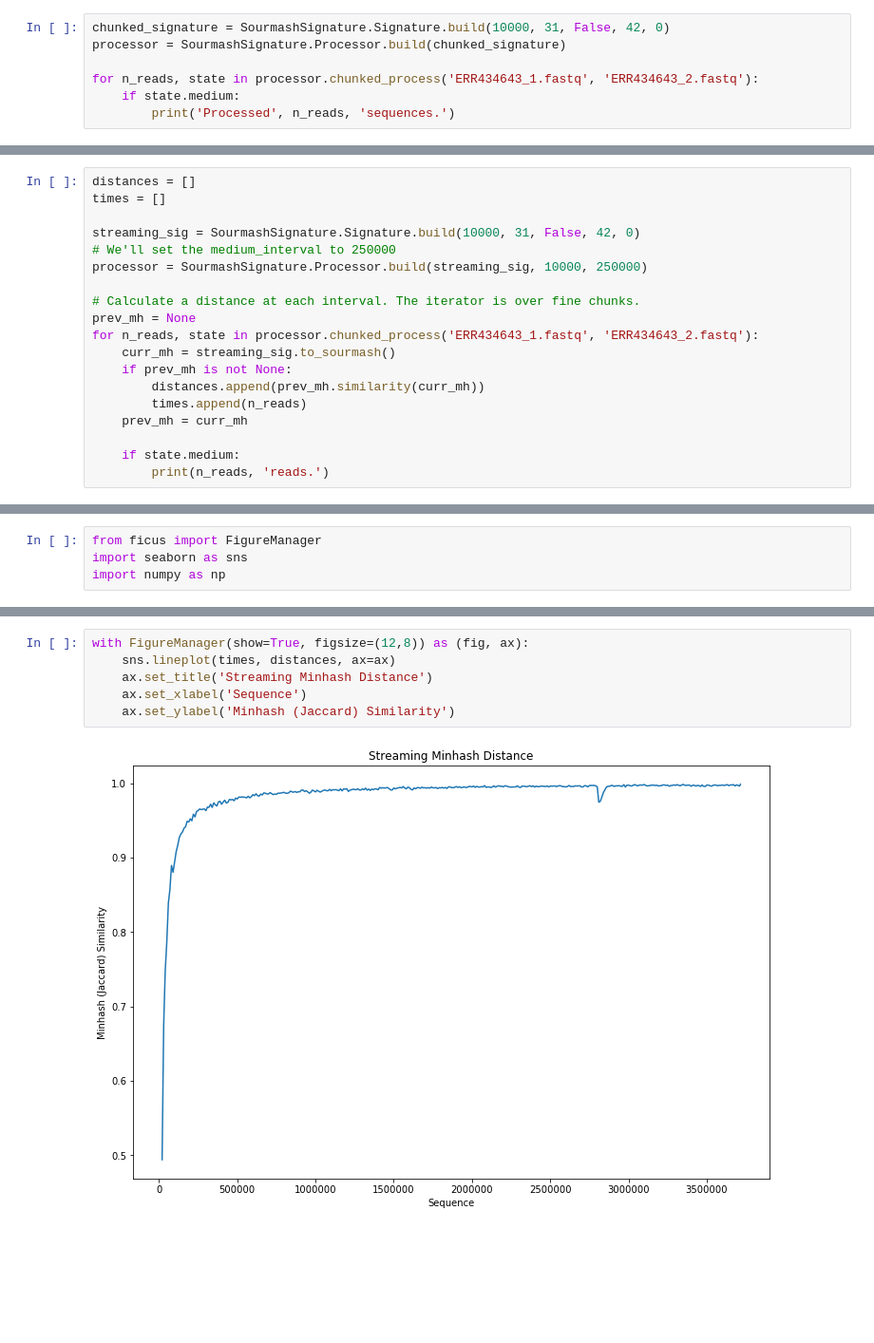
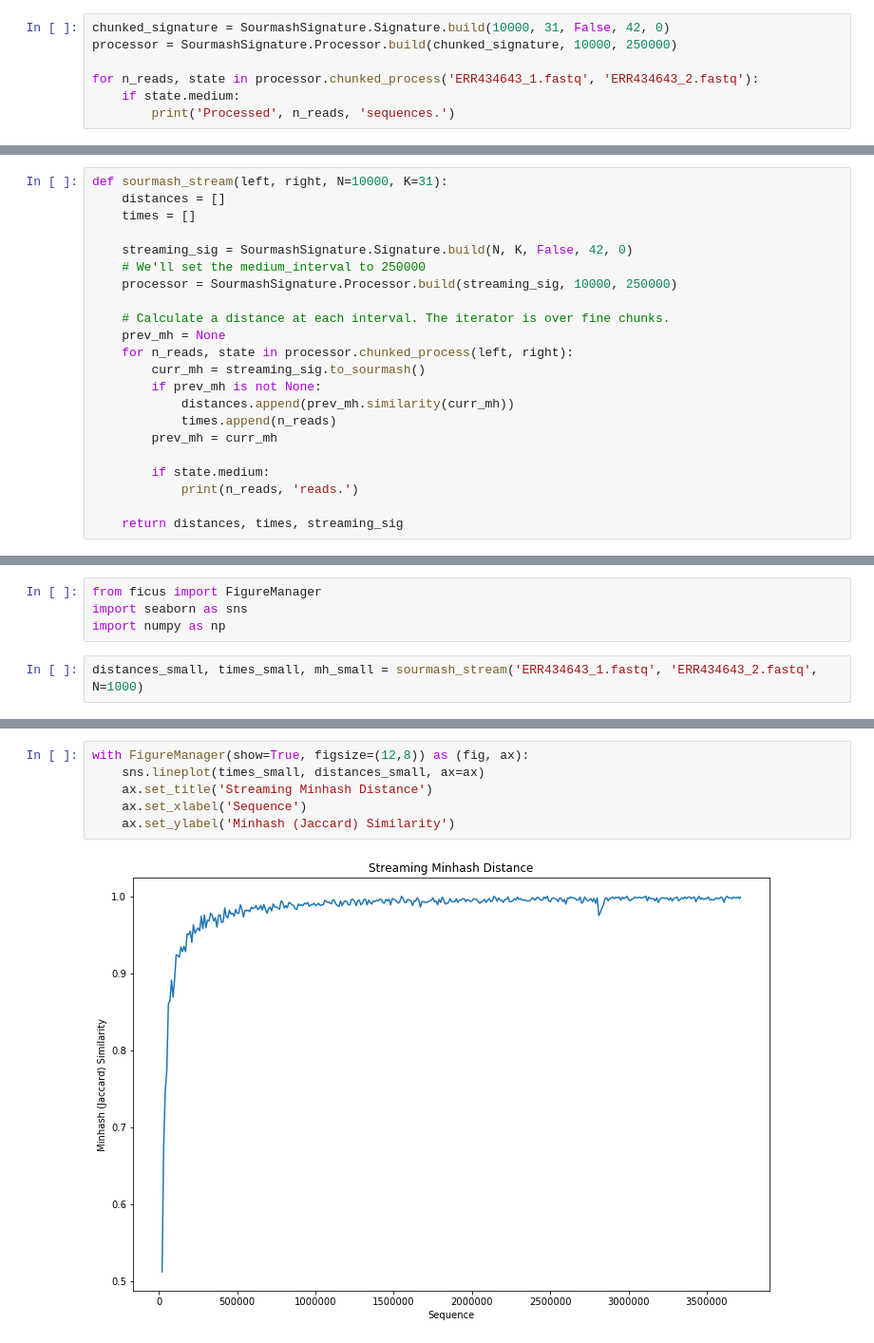
Before and after one commit to camillescott/goetia, a Jupyter notebook: examples/Streaming Sourmash Demo.ipynb, the cells around one changed output, grey strips where cells are left out. Shown at 95% size. Drawn from its saved outputs; the diff is of its cells as text; blank space fills up the shorter version.

Commit message:
Update streaming sourmash example

```diff
--- a/examples/Streaming Sourmash Demo.ipynb
+++ b/examples/Streaming Sourmash Demo.ipynb
@@ -68,7 +60,7 @@ sig.similarity(all_mh)
 Now let's do it in chunked mode. We'll print info on the medium interval, which is contained in the state object.
 # %%
 chunked_signature = SourmashSignature.Signature.build(10000, 31, False, 42, 0)
-processor = SourmashSignature.Processor.build(chunked_signature)
+processor = SourmashSignature.Processor.build(chunked_signature, 10000, 250000)
 
 for n_reads, state in processor.chunked_process('ERR434643_1.fastq', 'ERR434643_2.fastq'):
     if state.medium:
@@ -103,19 +94,22 @@ Now, using the chunked processor for reporting is a bit boring. A more interesti
 # %%
-distances = []
-times = []
+def sourmash_stream(left, right, N=10000, K=31):
+    distances = []
+    times = []
 
-streaming_sig = SourmashSignature.Signature.build(10000, 31, False, 42, 0)
-# We'll set the medium_interval to 250000
-processor = SourmashSignature.Processor.build(streaming_sig, 10000, 250000)
+    streaming_sig = SourmashSignature.Signature.build(N, K, False, 42, 0)
+    # We'll set the medium_interval to 250000
+    processor = SourmashSignature.Processor.build(streaming_sig, 10000, 250000)
 
-# Calculate a distance at each interval. The iterator is over fine chunks.
-prev_mh = None
-for n_reads, state in processor.chunked_process('ERR434643_1.fastq', 'ERR434643_2.fastq'):
-    curr_mh = streaming_sig.to_sourmash()
-    if prev_mh is not None:
-        distances.append(prev_mh.similarity(curr_mh))
-        times.append(n_reads)
-    prev_mh = curr_mh
+    # Calculate a distance at each interval. The iterator is over fine chunks.
+    prev_mh = None
+    for n_reads, state in processor.chunked_process(left, right):
+        curr_mh = streaming_sig.to_sourmash()
+        if prev_mh is not None:
+            distances.append(prev_mh.similarity(curr_mh))
+            times.append(n_reads)
+        prev_mh = curr_mh
 
-    if state.medium:
-        print(n_reads, 'reads.')
+        if state.medium:
+            print(n_reads, 'reads.')
+
+    return distances, times, streaming_sig
@@ -138,3 +117,5 @@ for n_reads, state in processor.chunked_process('ERR434643_1.fastq', 'ERR434643_
 from ficus import FigureManager
 import seaborn as sns
 import numpy as np
+# %%
+distances_small, times_small, mh_small = sourmash_stream('ERR434643_1.fastq', 'ERR434643_2.fastq', N=1000)
@@ -141,8 +137,8 @@ import numpy as np
 # %%
 with FigureManager(show=True, figsize=(12,8)) as (fig, ax):
-    sns.lineplot(times, distances, ax=ax)
+    sns.lineplot(times_small, distances_small, ax=ax)
     ax.set_title('Streaming Minhash Distance')
     ax.set_xlabel('Sequence')
     ax.set_ylabel('Minhash (Jaccard) Similarity')
 # %% [output]
-[figure, old version]
+[figure, new version]
```
Also changed, not shown: parts of 15 cells of this notebook.
